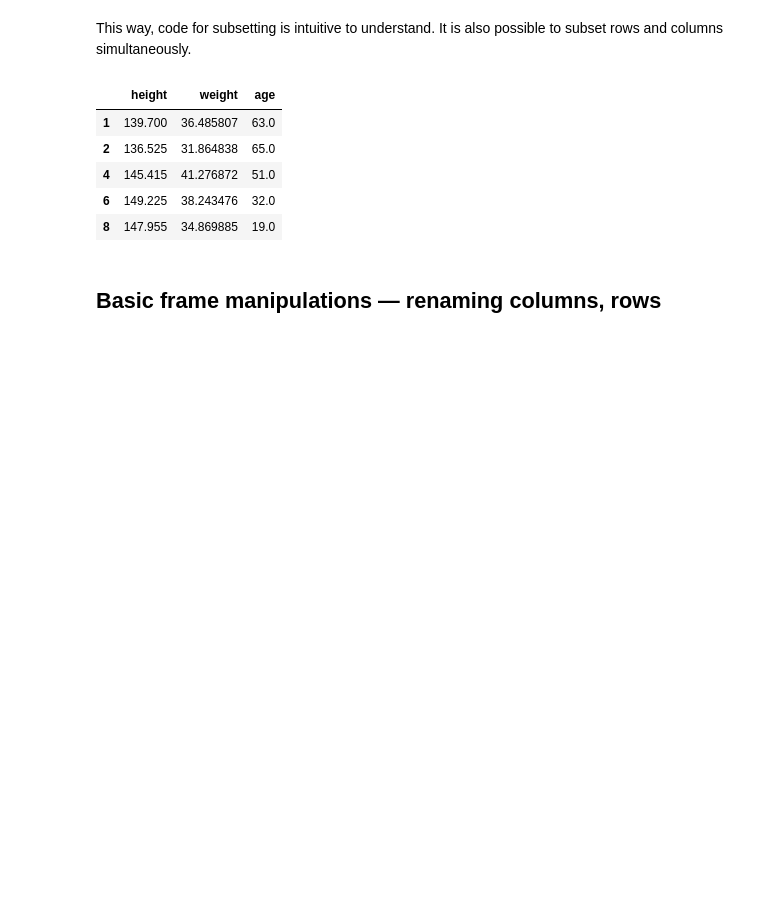
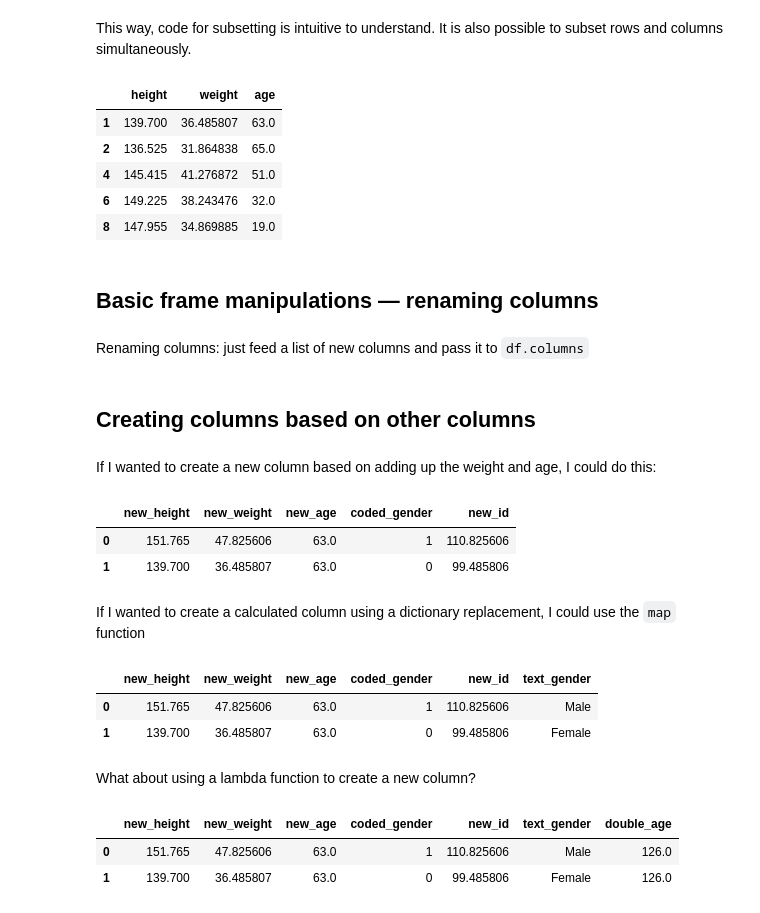
Before and after one commit to ciyer/pandas-intro, a Jupyter notebook: lessons/pandas-for-python-users.ipynb, the cells around one changed output. Drawn from its saved outputs; the diff is of its cells as text; code cells hidden in the pictures; blank space fills up the shorter version.

```diff
--- a/lessons/pandas-for-python-users.ipynb
+++ b/lessons/pandas-for-python-users.ipynb
@@ -328,4 +362,39 @@ df.loc[(df['age'] >= 18) & (df['male'] == 0), ['height', 'weight', 'age']].head(
 | 6 | 149.225 | 38.243476 | 32.0 |
 | 8 | 147.955 | 34.869885 | 19.0 |
 # %% [markdown]
-## Basic frame manipulations — renaming columns, rows
+## Basic frame manipulations — renaming columns
+# %% [markdown]
+Renaming columns: just feed a list of new columns and pass it to `df.columns`
+# %%
+df.columns = ['new_height', 'new_weight', 'new_age', 'coded_gender']
+# %% [markdown]
+## Creating columns based on other columns
+# %% [markdown]
+If I wanted to create a new column based on adding up the weight and age, I could do this:
+# %%
+df['new_id'] = df['new_weight'] + df['new_age']
+df.head(2)
+# %% [output]
+|  | new_height | new_weight | new_age | coded_gender | new_id |
+| 0 | 151.765 | 47.825606 | 63.0 | 1 | 110.825606 |
+| 1 | 139.700 | 36.485807 | 63.0 | 0 | 99.485806 |
+# %% [markdown]
+If I wanted to create a calculated column using a dictionary replacement, I could use the `map` function
+# %%
+gender_text = {1: 'Male', 0: 'Female'}
+df['text_gender'] = df['coded_gender'].map(gender_text)
+df.head(2)
+# %% [output]
+|  | new_height | new_weight | new_age | coded_gender | new_id | text_gender |
+| 0 | 151.765 | 47.825606 | 63.0 | 1 | 110.825606 | Male |
+| 1 | 139.700 | 36.485807 | 63.0 | 0 | 99.485806 | Female |
+# %% [markdown]
+What about using a lambda function to create a new column?
+# %%
+df['double_age'] = df['new_age'].apply(lambda x: x*2)
+# %%
+df.head(2)
+# %% [output]
+|  | new_height | new_weight | new_age | coded_gender | new_id | text_gender | double_age |
+| 0 | 151.765 | 47.825606 | 63.0 | 1 | 110.825606 | Male | 126.0 |
+| 1 | 139.700 | 36.485807 | 63.0 | 0 | 99.485806 | Female | 126.0 |
```
Also changed, not shown: parts of 9 cells of this notebook.
